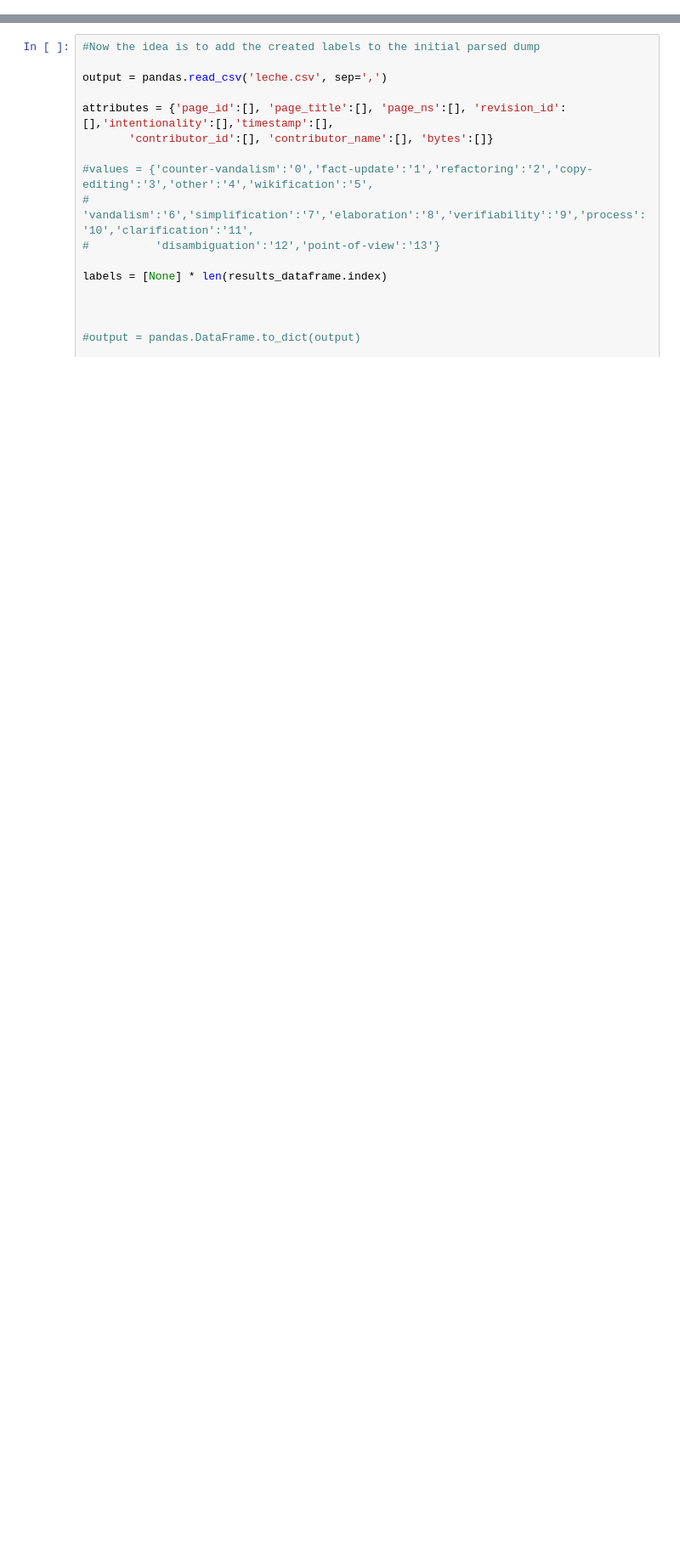
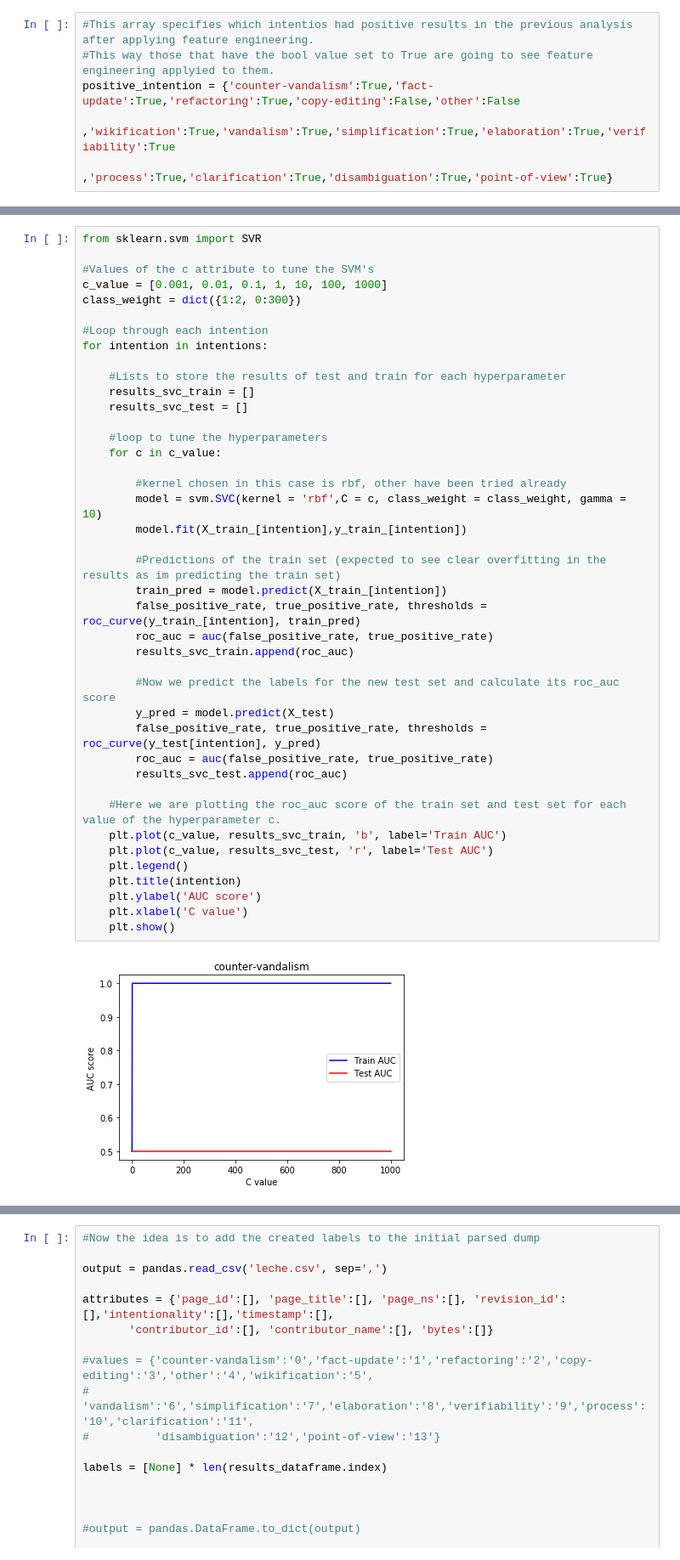
Before and after one commit to ignacioGarsami/Wiki_Semantic_Intention, a Jupyter notebook: pred_src/predictive_step.ipynb, the cells around one changed output, grey strips where cells are left out. Shown at 85% size. Drawn from its saved outputs; the diff is of its cells as text; blank space fills up the shorter version.

```diff
--- a/pred_src/predictive_step.ipynb
+++ b/pred_src/predictive_step.ipynb
@@ -123,0 +326,6 @@ f1_score(y_test['vandalism'], predicted, average = 'micro')
+# %%
+#This array specifies which intentios had positive results in the previous analysis after applying feature engineering.
+#This way those that have the bool value set to True are going to see feature engineering applyied to them.
+positive_intention = {'counter-vandalism':True,'fact-update':True,'refactoring':True,'copy-editing':False,'other':False
+                      ,'wikification':True,'vandalism':True,'simplification':True,'elaboration':True,'verifiability':True
+                     ,'process':True,'clarification':True,'disambiguation':True,'point-of-view':True}
@@ -123,0 +419,43 @@ f1_score(y_test['vandalism'], predicted, average = 'micro')
+# %%
+from sklearn.svm import SVR
+
+#Values of the c attribute to tune the SVM's
+c_value = [0.001, 0.01, 0.1, 1, 10, 100, 1000]
+class_weight = dict({1:2, 0:300})
+
+#Loop through each intention
+for intention in intentions:
+
+    #Lists to store the results of test and train for each hyperparameter
+    results_svc_train = []
+    results_svc_test = []
+
+    #loop to tune the hyperparameters
+    for c in c_value:
+
+        #kernel chosen in this case is rbf, other have been tried already
+        model = svm.SVC(kernel = 'rbf',C = c, class_weight = class_weight, gamma = 10)
+        model.fit(X_train_[intention],y_train_[intention])
+
+        #Predictions of the train set (expected to see clear overfitting in the results as im predicting the train set)
+        train_pred = model.predict(X_train_[intention])
+        false_positive_rate, true_positive_rate, thresholds = roc_curve(y_train_[intention], train_pred)
+        roc_auc = auc(false_positive_rate, true_positive_rate)
+        results_svc_train.append(roc_auc)
+
+        #Now we predict the labels for the new test set and calculate its roc_auc score
+        y_pred = model.predict(X_test)
+        false_positive_rate, true_positive_rate, thresholds = roc_curve(y_test[intention], y_pred)
+        roc_auc = auc(false_positive_rate, true_positive_rate)
+        results_svc_test.append(roc_auc)
+
+    #Here we are plotting the roc_auc score of the train set and test set for each value of the hyperparameter c.
+    plt.plot(c_value, results_svc_train, 'b', label='Train AUC')
+    plt.plot(c_value, results_svc_test, 'r', label='Test AUC')
+    plt.legend()
+    plt.title(intention)
+    plt.ylabel('AUC score')
+    plt.xlabel('C value')
+    plt.show()
+# %% [output]
+[figure, added]
```
Also changed, not shown: parts of 31 cells of this notebook.
